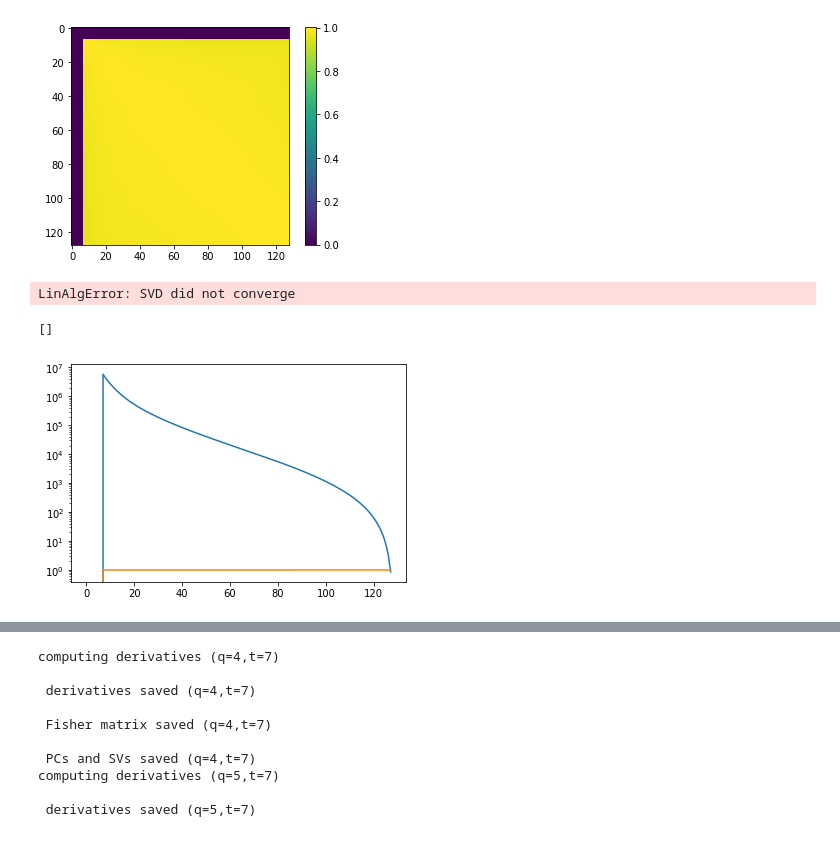
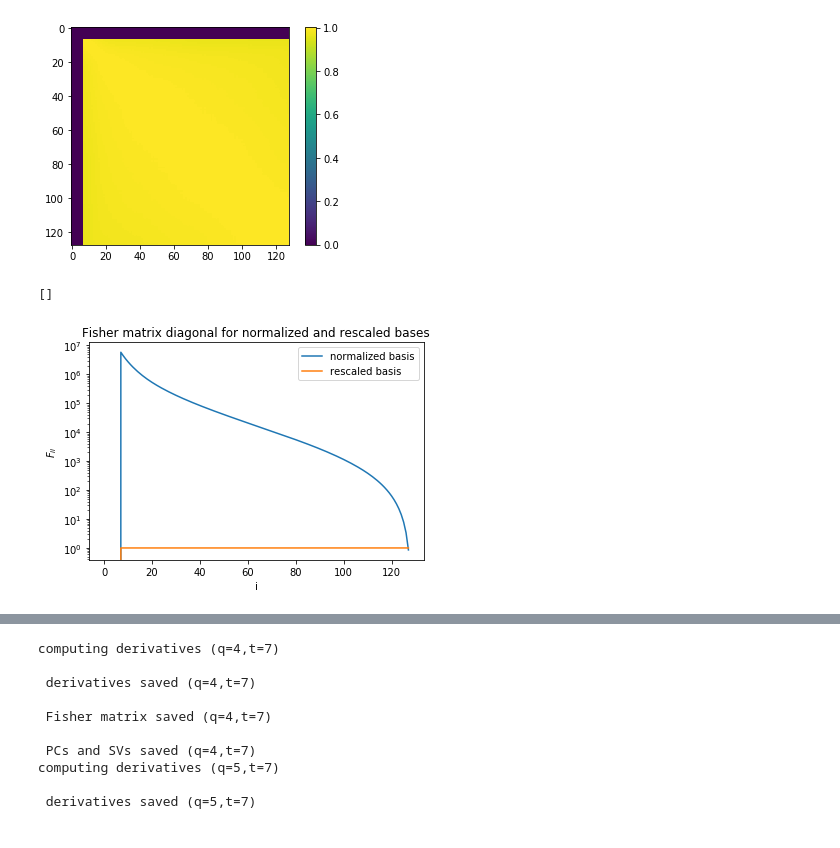
Before and after one commit to aifer4/gdm_pca, a Jupyter notebook: pca.ipynb, the cells around one changed output, grey strips where cells are left out. Cells and saved outputs as stored; diff of their text form; code cells hidden in the pictures.

```diff
--- a/pca.ipynb
+++ b/pca.ipynb
@@ -429,27 +429,18 @@ plt.colorbar()
 # %% [output]
 <matplotlib.colorbar.Colorbar at 0x...>
 [figure]
-# %%
-Wpc   = pickle.load(open("output/w-only/PC_q-7_t-7_rescaled.p", "rb"))
-Fsc = pickle.load(open("output/w-only/F_q-7_t-7_rescaled.p", "rb"))
-Fsc[Fsc==np.nan]=0
-np.linalg.svd(Fsc)
-plt.plot(Wpc.T)
-plt.show()
-plt.imshow(log(Fsc))
-plt.colorbar()
-plt.show()
-plt.plot(np.diag(Fsc))
-# %% [output]
-LinAlgError: SVD did not converge
 # %%
 F = np.load("output/w-only/F_q-7_t-7.p",allow_pickle=True)
 Fr = np.load("output/w-only/F_q-7_t-7_rescaled.p",allow_pickle=True)
 plt.plot(np.diag(F))
 plt.plot(np.diag(Fr))
+plt.title("Fisher matrix diagonal for normalized and rescaled bases")
+plt.legend(['normalized basis', 'rescaled basis'])
+plt.xlabel('i')
+plt.ylabel('$F_{ii}$')
 plt.semilogy()
 # %% [output]
 []
-[figure, old version]
+[figure, new version]
 # %%
 """Rescaled w PCA (takes a while)"""
```
Also changed, not shown: parts of 3 cells of this notebook, 3 other files.
